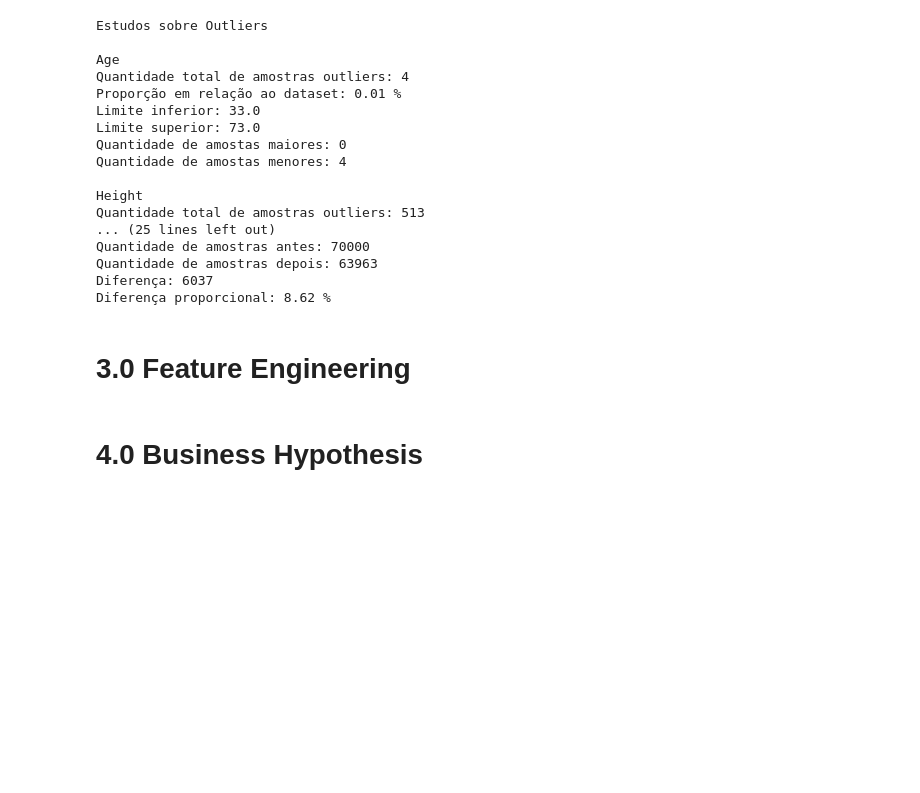
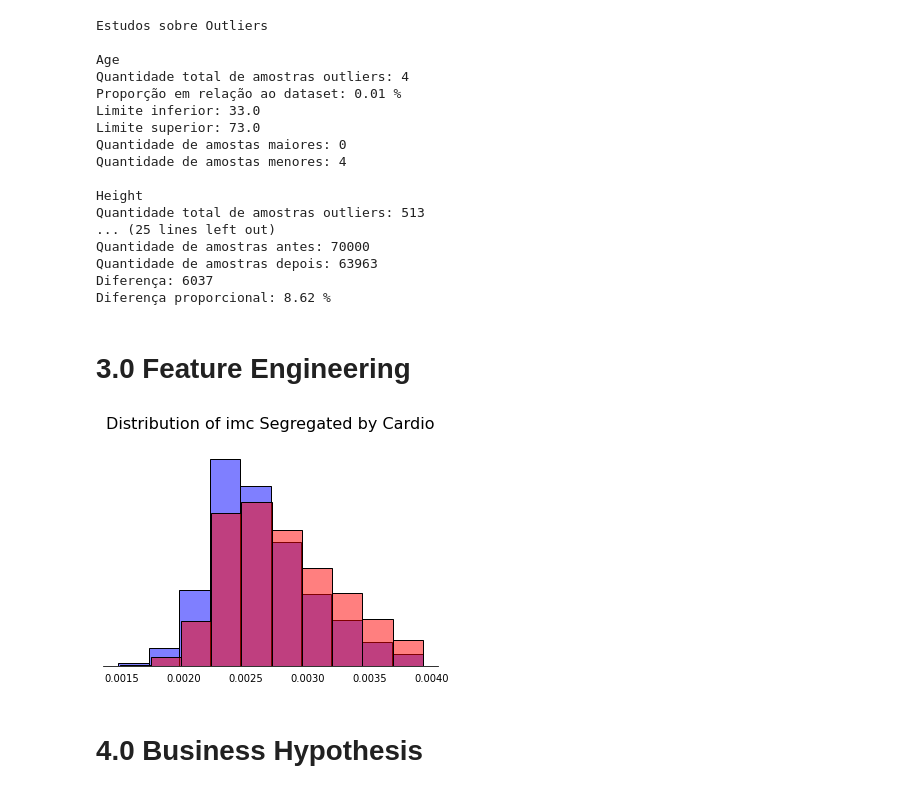
Before and after one commit to Samoelmoura/cardio_diseases_predict, a Jupyter notebook: notebooks/cardio_diseases_predict.ipynb, the cells around one changed output. Saved outputs shown, nothing was run; the diff lists cells and outputs as text; code cells hidden in the pictures; blank space fills up the shorter version.

```diff
--- a/notebooks/cardio_diseases_predict.ipynb
+++ b/notebooks/cardio_diseases_predict.ipynb
@@ -941,6 +959,19 @@ Diferença: 6037
 Diferença proporcional: 8.62 %
 # %% [markdown]
 # 3.0 Feature Engineering
+# %%
+df['imc'] = df['weight'] / df['height'] ** 2
+# %%
+indices_outliers, li, ls = buscar_outliers(df, 'imc')
+ax = sns.histplot(data=df.drop(indices_outliers).loc[df['cardio']==0], x='imc', bins=10, color='b', alpha=0.5)
+ax = sns.histplot(data=df.drop(indices_outliers).loc[df['cardio']==1], x='imc', bins=10, color='r', alpha=0.5)
+plt.title('Distribution of imc Segregated by Cardio', fontsize=16, pad=20)
+ax.tick_params(bottom=False, labelleft=False, left=False)
+plt.ylabel('')
+plt.xlabel('')
+sns.despine(left=True)
+# %% [output]
+[figure, added]
 # %% [markdown]
 # 4.0 Business Hypothesis
 # %% [markdown]
```
Also changed, not shown: parts of 36 cells of this notebook.
